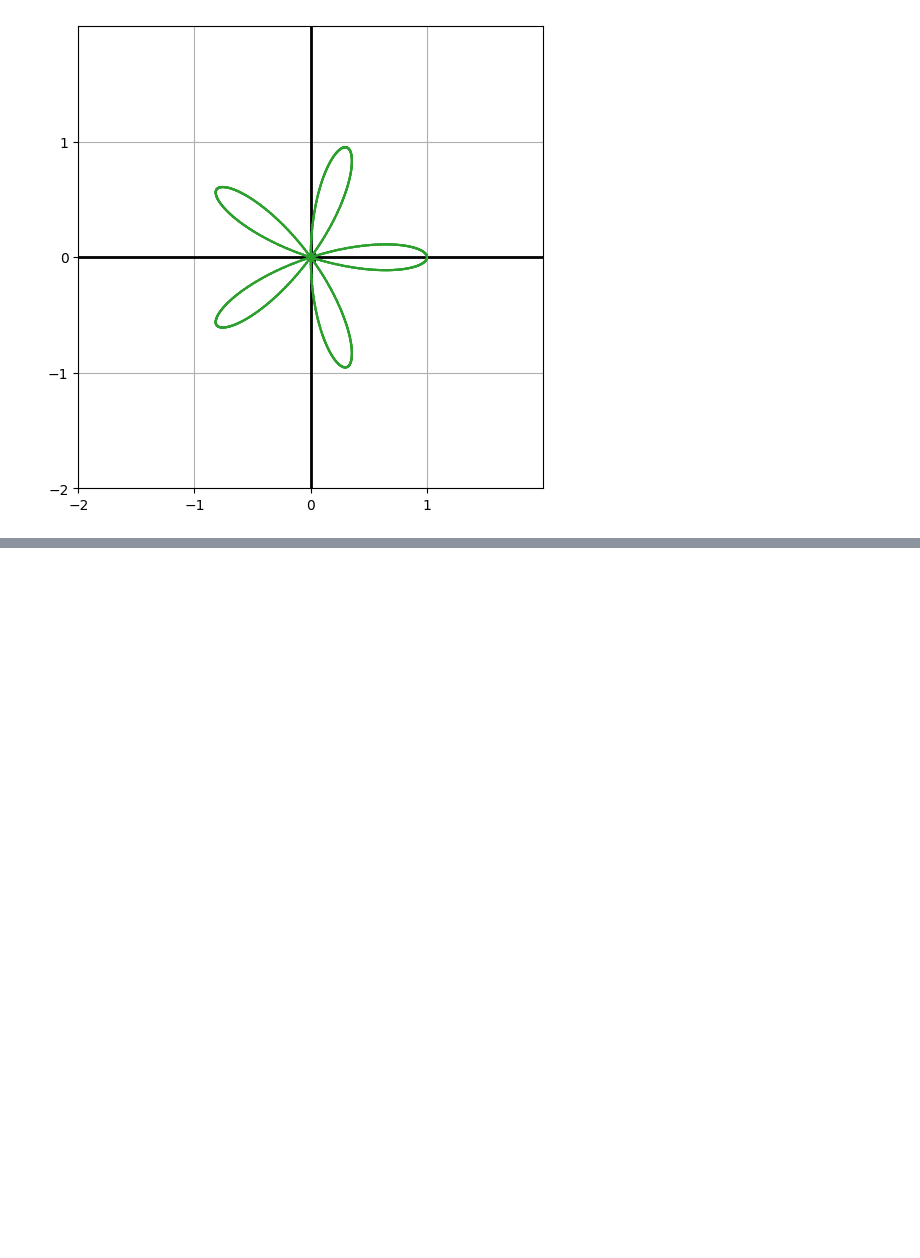
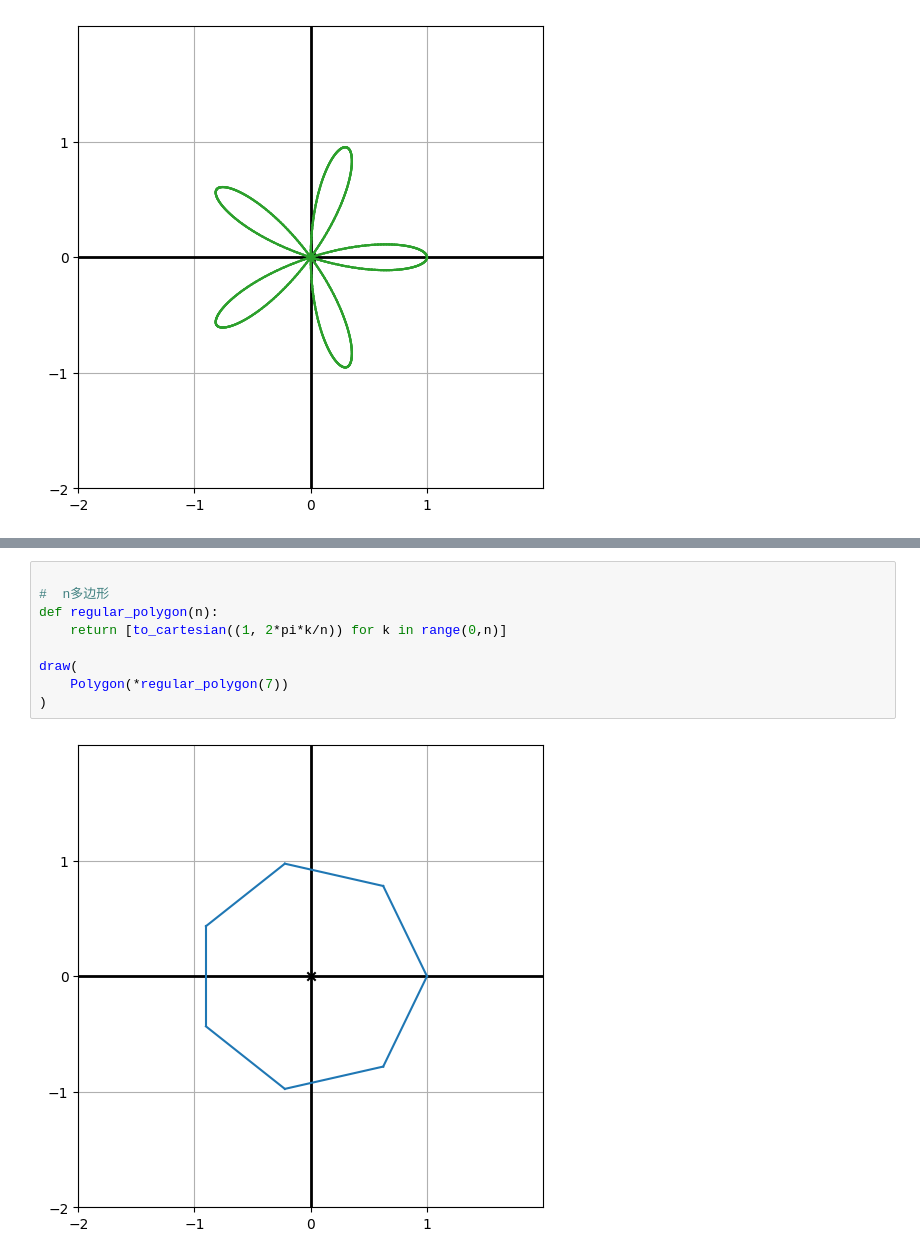
Before and after one commit to yaoyunkai/daily_collections, a Jupyter notebook: problems/math_for_programmers/chapter2/started.ipynb, the cells around one changed output, grey strips where cells are left out. Saved outputs shown, nothing was run; the diff lists cells and outputs as text; blank space fills up the shorter version.

```diff
--- a/problems/math_for_programmers/chapter2/started.ipynb
+++ b/problems/math_for_programmers/chapter2/started.ipynb
@@ -204,0 +232,11 @@ draw(Polygon(*vectors, color=green))
+# %%
+
+#  n多边形
+def regular_polygon(n):
+    return [to_cartesian((1, 2*pi*k/n)) for k in range(0,n)]
+
+draw(
+    Polygon(*regular_polygon(7))
+)
+# %% [output]
+[figure, added]
```
Also changed, not shown: parts of 3 cells of this notebook, 5 other files.
